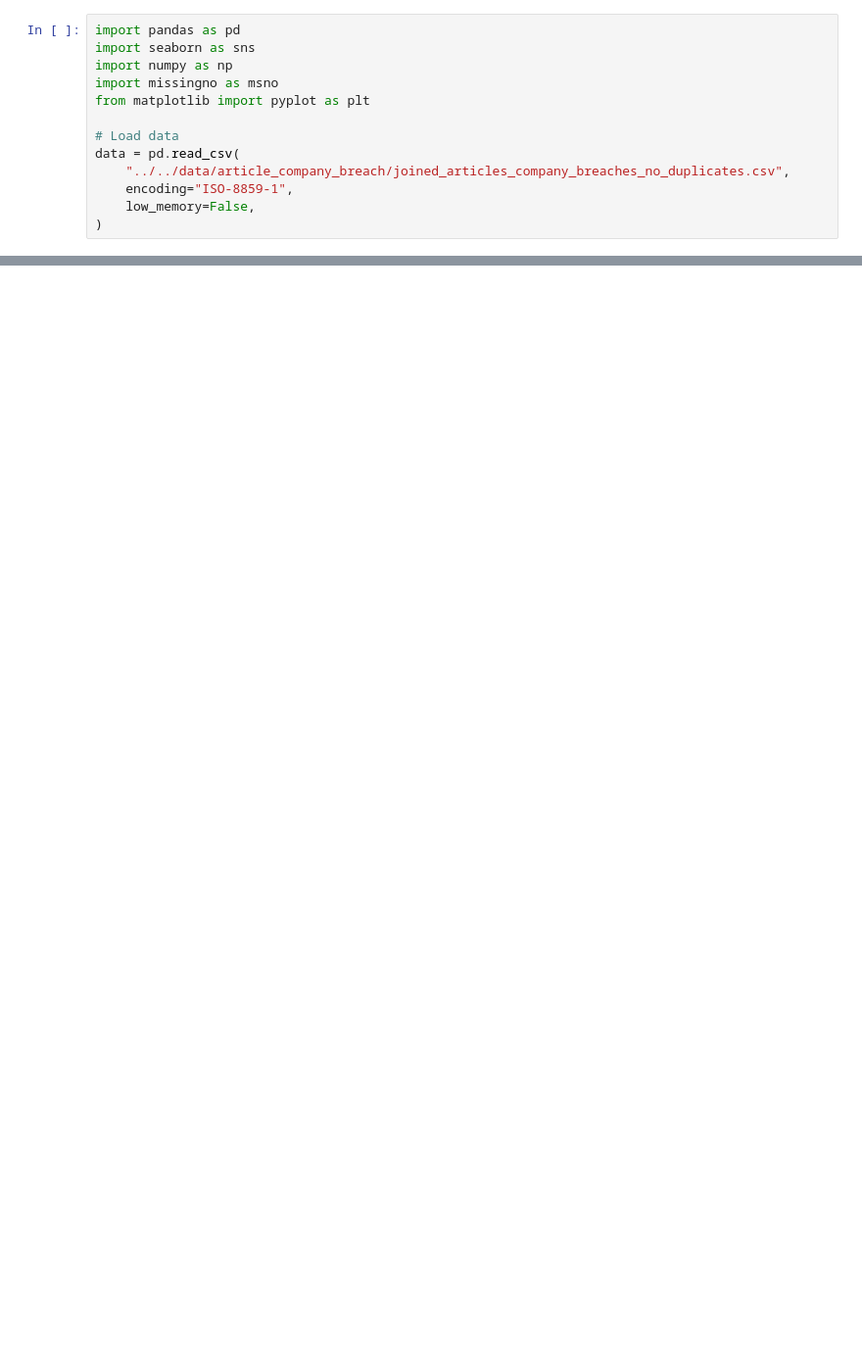
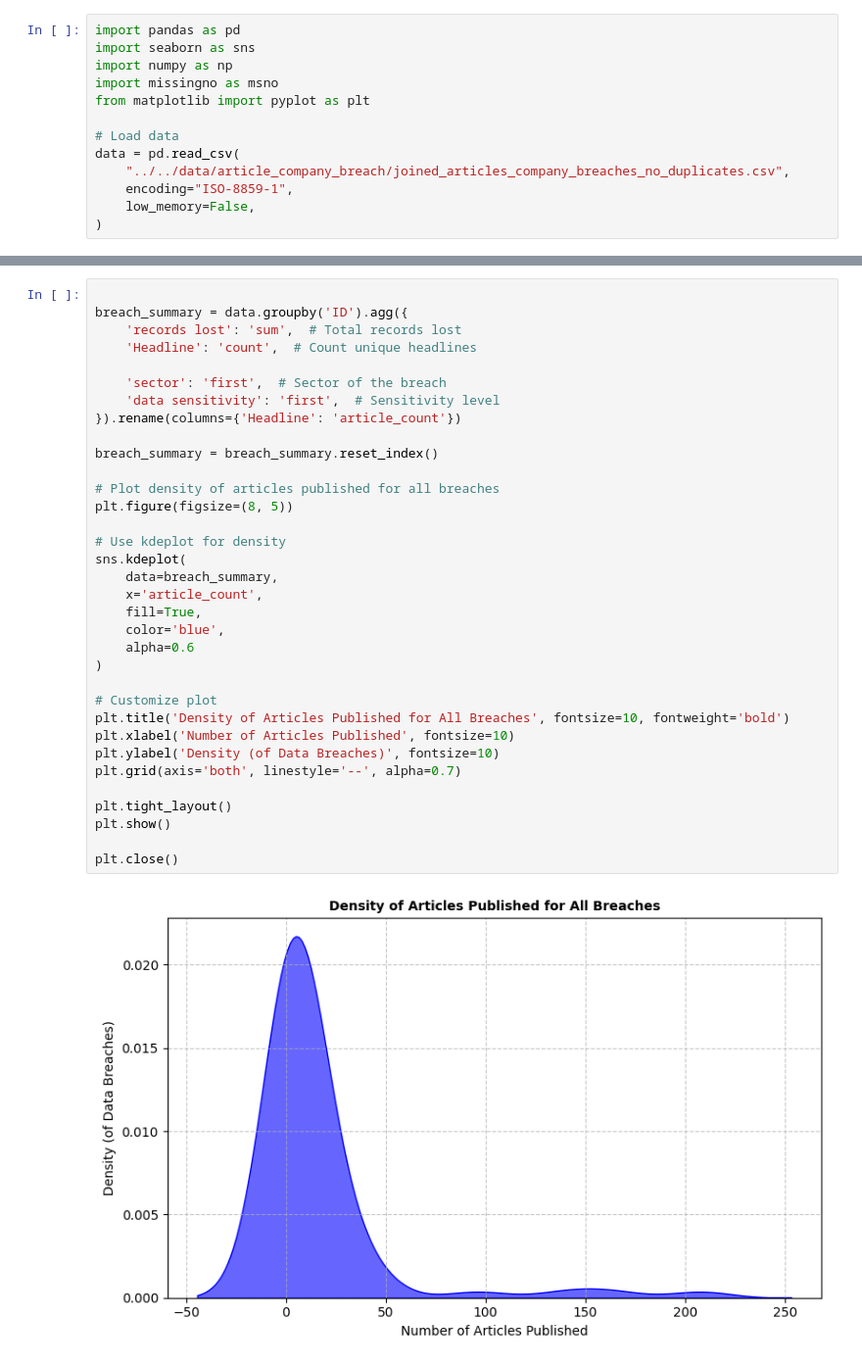
Before and after one commit to Pop101/BreachNews, a Jupyter notebook: viz/jupyter/analysis_plots.ipynb, the cells around one changed output, grey strips where cells are left out. Shown at 98% size. Cells and saved outputs as stored; diff of their text form; blank space fills up the shorter version.

```diff
--- a/viz/jupyter/analysis_plots.ipynb
+++ b/viz/jupyter/analysis_plots.ipynb
@@ -126,0 +181,36 @@ plt.close()
+# %%
+
+breach_summary = data.groupby('ID').agg({
+    'records lost': 'sum',  # Total records lost
+    'Headline': 'count',  # Count unique headlines
+
+    'sector': 'first',  # Sector of the breach
+    'data sensitivity': 'first',  # Sensitivity level
+}).rename(columns={'Headline': 'article_count'})
+
+breach_summary = breach_summary.reset_index()
+
+# Plot density of articles published for all breaches
+plt.figure(figsize=(8, 5))
+
+# Use kdeplot for density
+sns.kdeplot(
+    data=breach_summary,
+    x='article_count',
+    fill=True,
+    color='blue',
+    alpha=0.6
+)
+
+# Customize plot
+plt.title('Density of Articles Published for All Breaches', fontsize=10, fontweight='bold')
+plt.xlabel('Number of Articles Published', fontsize=10)
+plt.ylabel('Density (of Data Breaches)', fontsize=10)
+plt.grid(axis='both', linestyle='--', alpha=0.7)
+
+plt.tight_layout()
+plt.show()
+
+plt.close()
+# %% [output]
+[figure, added]
```
Also changed, not shown: parts of 8 cells of this notebook.
